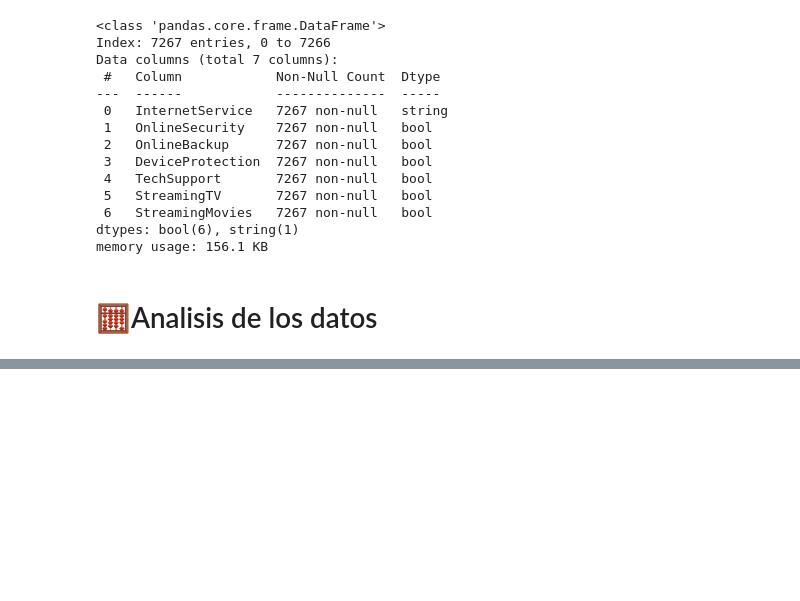
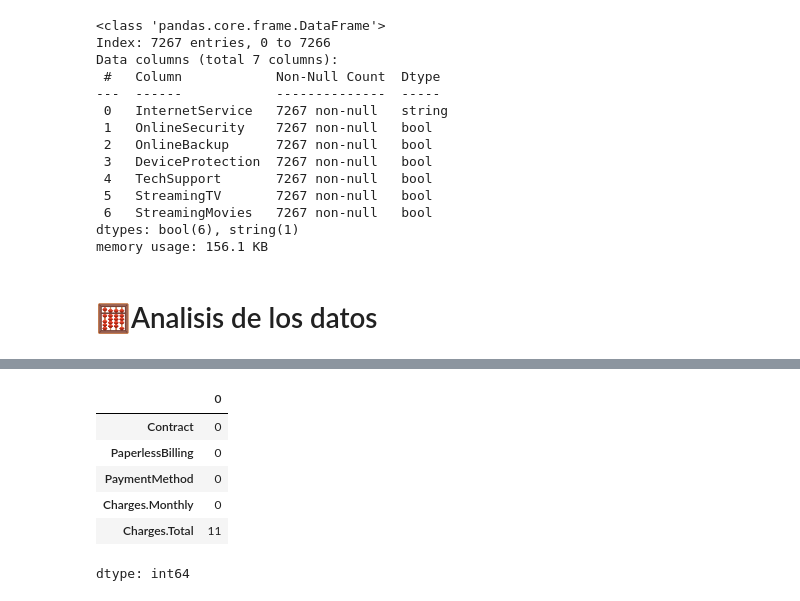
Before and after one commit to donosonahuel/alura-telecom, a Jupyter notebook: Alura_Challenge_Telecom_X.ipynb, the cells around one changed output, grey strips where cells are left out. Saved outputs shown, nothing was run; the diff lists cells and outputs as text; code cells hidden in the pictures; blank space fills up the shorter version.

```diff
--- a/Alura_Challenge_Telecom_X.ipynb
+++ b/Alura_Challenge_Telecom_X.ipynb
@@ -211,0 +302,11 @@ internet.to_json('internet_telecom_dtype.json')
+# %%
+# 5. Verificar si hay datos nulos
+cuentas_telecom.isnull().sum()
+# %% [output]
+|  | 0 |
+| Contract | 0 |
+| PaperlessBilling | 0 |
+| PaymentMethod | 0 |
+| Charges.Monthly | 0 |
+| Charges.Total | 11 |
+dtype: int64
```
Also changed, not shown: parts of 9 cells of this notebook.
